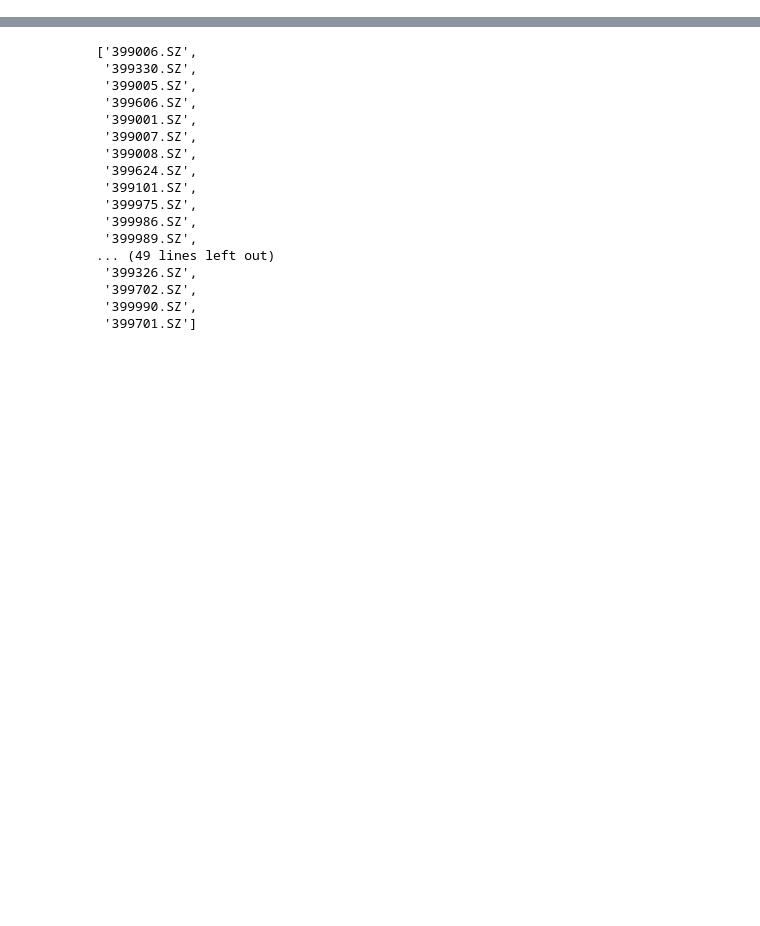
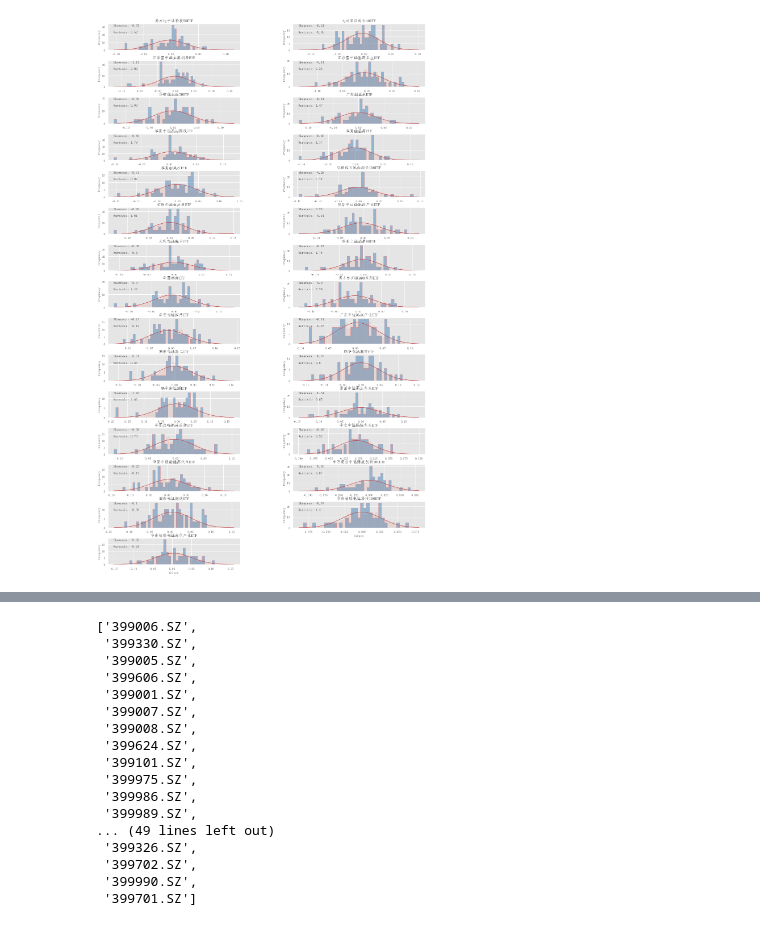
Before and after one commit to rufushuachen/code_bk, a Jupyter notebook: ETF.ipynb, the cells around one changed output, grey strips where cells are left out. Cells and saved outputs as stored; diff of their text form; code cells hidden in the pictures; blank space fills up the shorter version.

```diff
--- a/ETF.ipynb
+++ b/ETF.ipynb
@@ -187,0 +180,18 @@ res_sh
+# %%
+codes, names = get_ETF_codes()
+code_dict = dict(zip(codes,names))
+name_list = list()
+for i in df.columns:
+    name_list.append(code_dict[i])
+df.columns = name_list
+df_returns = np.log(df/df.shift(1))
+df_returns.dropna(inplace=True)
+
+stats = pd.DataFrame()
+stats['Annualized Returns(%)'] =df_returns.mean() * 52 *100
+stats['Annualized Volatility(%)'] = df_returns.std() * np.sqrt(52)*100
+stats['Sharpe Ratio'] = stats['Annualized Returns(%)'] /stats['Annualized Volatility(%)']
+
+print(82*'-')
+print('Assets Classes Annualized Statistics - full observation period')
+stats.style.bar(color=['red','green'], align='zero')
@@ -187,0 +225,35 @@ res_sh
+# %%
+import pylab as mpl     #import matplotlib as mpl
+import matplotlib.ticker as ticker
+import random
+#设置汉字格式
+# sans-serif就是无衬线字体，是一种通用字体族。
+# 常见的无衬线字体有 Trebuchet MS, Tahoma, Verdana, Arial, Helvetica,SimHei 中文的幼圆、隶书等等
+mpl.rcParams['font.sans-serif'] = ['FangSong']  # 指定默认字体
+mpl.rcParams['axes.unicode_minus'] = False  # 解决保存图像是负号'-'显示为方块的问题
+
+binsnumber = 35
+
+
+fig3, ax = plt.subplots(figsize=(20,35))
+plt.subplots_adjust(hspace=.4,wspace=.4) # it adds space in between plots
+for i in range(0,len(df.columns)):
+    plt.subplot(15,2,i+1)
+    ax = plt.gca()
+
+    ax.hist(df_returns[df_returns.columns[i]], bins=binsnumber, color='steelblue', density = True,
+        alpha = 0.5, histtype ='stepfilled',edgecolor ='red' )
+
+    sigma, mu = df_returns[df_returns.columns[i]].std(),df_returns[df_returns.columns[i]].mean() # mean and standard deviation
+    s = np.random.normal(mu, sigma, 1000)
+    count, bins, ignored = plt.hist(s, binsnumber, density=True, alpha = 0.1)
+    ax.plot(bins, 1/(sigma * np.sqrt(2 * np.pi)) * np.exp( - (bins - mu)**2 / (2 * sigma**2) ), linewidth=1.5, color='r')
+
+    ax.annotate('Skewness: {}\n\nKurtosis: {}'.format(round(df_returns[df_returns.columns[i]].skew(),2),round(df_returns[df_returns.columns[i]].kurtosis(),2)),
+                xy=(10,20),xycoords = 'axes points',xytext =(20,60),fontsize=12)
+
+    ax.set_xlabel('Values')
+    ax.set_ylabel('Frequency')
+    ax.set_title(df_returns.columns[i])
+# %% [output]
+[figure, added]
```
Also changed, not shown: parts of 11 cells of this notebook, 3 other files.
